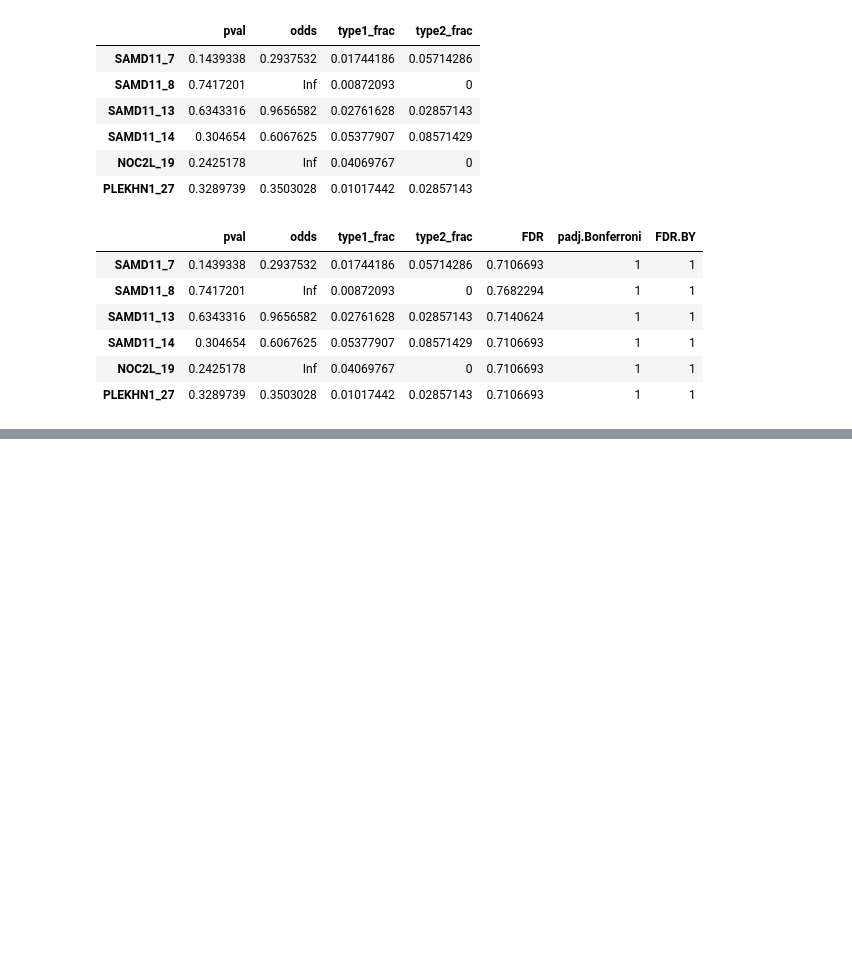
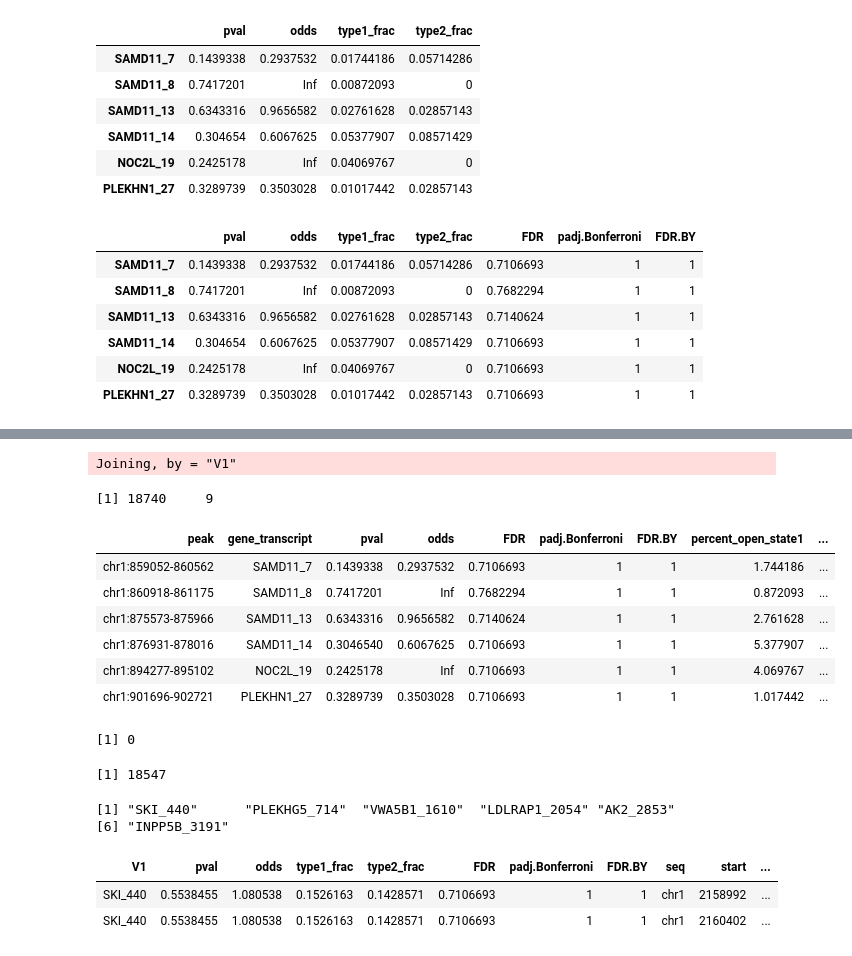
Before and after one commit to biomystery/islet_figs_motifs, a Jupyter notebook: multiple_promoter_transcript_level/Binary_comp_prom-delta.ipynb, the cells around one changed output, grey strips where cells are left out. Cells and saved outputs as stored; diff of their text form; code cells hidden in the pictures; blank space fills up the shorter version.

```diff
--- a/multiple_promoter_transcript_level/Binary_comp_prom-delta.ipynb
+++ b/multiple_promoter_transcript_level/Binary_comp_prom-delta.ipynb
@@ -335,0 +338,2 @@ fwrite(res.transcript_level.2$delta,"../dat/1901/res.transcript_level_delta.csv"
+# %%
+res <- fread("../dat/1901/res.transcript_level_delta.csv")
@@ -335,0 +352,12 @@ fwrite(res.transcript_level.2$delta,"../dat/1901/res.transcript_level_delta.csv"
+# %%
+# prepare data
+dat.mat.transcript_level <- dat.mat%>%
+    select(-one_of("barcode","cluster"))%>%
+    distinct()%>%
+    unite("V1",c("gene","transcript.idx"),sep = "_")%>%
+    unite("tmp",c("start","end"),sep = "-")%>%
+    unite("peak",c("seq","tmp"),sep = ":")
+
+#    unite("gene_tr.idx",c("gene","transcript.idx"),remove = T)
+head(dat.mat.transcript_level)
+dim(dat.mat.transcript_level)
@@ -335,0 +373,18 @@ fwrite(res.transcript_level.2$delta,"../dat/1901/res.transcript_level_delta.csv"
+# %%
+res.2 <- dat.mat.transcript_level%>% right_join(res)%>%
+    rename(gene_transcript=V1)%>%
+    mutate(percent_open_state1=type1_frac*100,
+          percent_open_state2=type2_frac*100)%>%
+    select(-ends_with("_frac"))
+dim(res.2)
+head(res.2)
+# %% [output]
+Joining, by = "V1"
+[1] 18740     9
+| peak | gene_transcript | pval | odds | FDR | padj.Bonferroni | FDR.BY | percent_open_state1 | ... |
+| chr1:859052-860562 | SAMD11_7 | 0.1439338 | 0.2937532 | 0.7106693 | 1 | 1 | 1.744186 | ... |
+| chr1:860918-861175 | SAMD11_8 | 0.7417201 | Inf | 0.7682294 | 1 | 1 | 0.872093 | ... |
+| chr1:875573-875966 | SAMD11_13 | 0.6343316 | 0.9656582 | 0.7140624 | 1 | 1 | 2.761628 | ... |
+| chr1:876931-878016 | SAMD11_14 | 0.3046540 | 0.6067625 | 0.7106693 | 1 | 1 | 5.377907 | ... |
+| chr1:894277-895102 | NOC2L_19 | 0.2425178 | Inf | 0.7106693 | 1 | 1 | 4.069767 | ... |
+| chr1:901696-902721 | PLEKHN1_27 | 0.3289739 | 0.3503028 | 0.7106693 | 1 | 1 | 1.017442 | ... |
@@ -335,0 +393,15 @@ fwrite(res.transcript_level.2$delta,"../dat/1901/res.transcript_level_delta.csv"
+# %%
+sum(is.na(res.2$pval))
+length(unique(res.2$V1))
+head(res.2$V1[duplicated(res.2$V1)])
+# %% [output]
+[1] 0
+[1] 18547
+[1] "SKI_440"      "PLEKHG5_714"  "VWA5B1_1610"  "LDLRAP1_2054" "AK2_2853"
+[6] "INPP5B_3191"
+# %%
+res.2 %>% filter(V1=="SKI_440")
+# %% [output]
+| V1 | pval | odds | type1_frac | type2_frac | FDR | padj.Bonferroni | FDR.BY | seq | start | ... |
+| SKI_440 | 0.5538455 | 1.080538 | 0.1526163 | 0.1428571 | 0.7106693 | 1 | 1 | chr1 | 2158992 | ... |
+| SKI_440 | 0.5538455 | 1.080538 | 0.1526163 | 0.1428571 | 0.7106693 | 1 | 1 | chr1 | 2160402 | ... |
```
Also changed, not shown: parts of 4 cells of this notebook, 4 other files.
